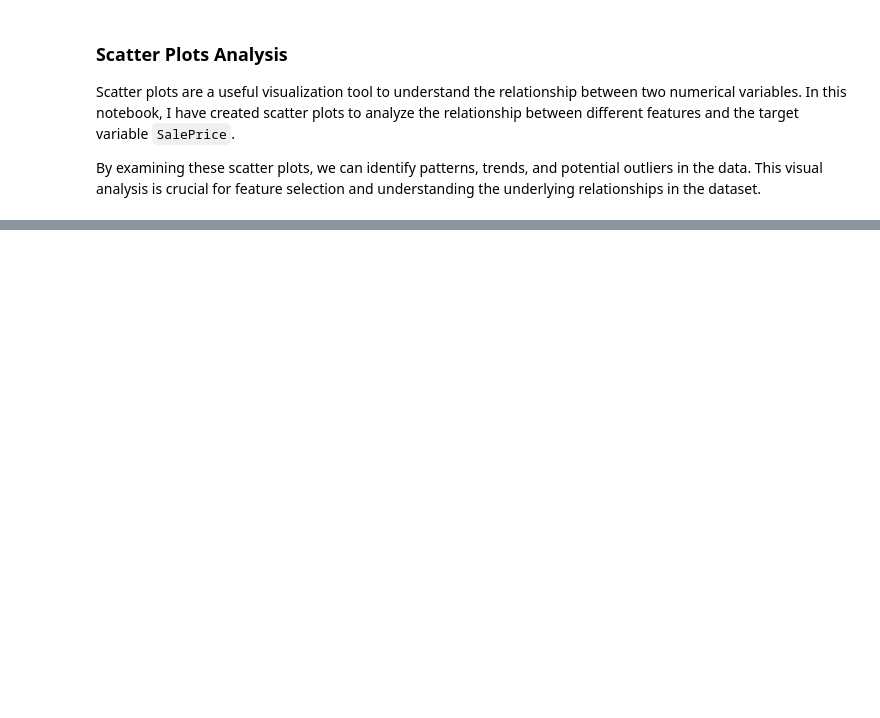
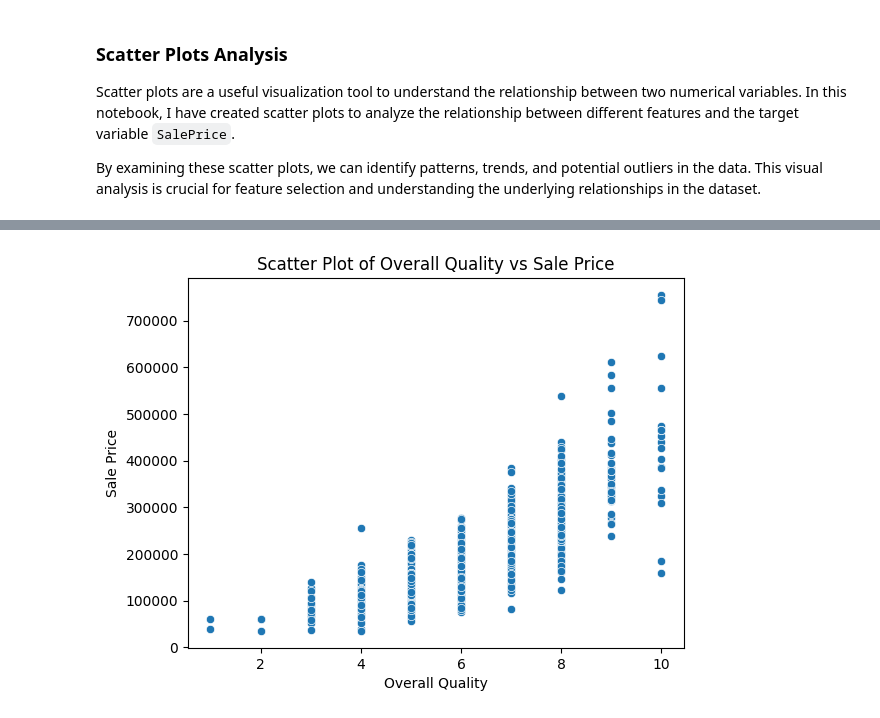
Before and after one commit to Veni8760/Machine_Learning_House_Prediction_Project, a Jupyter notebook: notebooks/notebook.ipynb, the cells around one changed output, grey strips where cells are left out. Saved outputs shown, nothing was run; the diff lists cells and outputs as text; code cells hidden in the pictures; blank space fills up the shorter version.

```diff
--- a/notebooks/notebook.ipynb
+++ b/notebooks/notebook.ipynb
@@ -110,0 +246,8 @@ df.query('LotFrontage > 300')
+# %%
+sns.scatterplot(x='OverallQual', y='SalePrice', data=df)
+plt.xlabel('Overall Quality')
+plt.ylabel('Sale Price')
+plt.title('Scatter Plot of Overall Quality vs Sale Price')
+plt.show()
+# %% [output]
+[figure, added]
```
Also changed, not shown: parts of 79 cells of this notebook, 3 other files.
